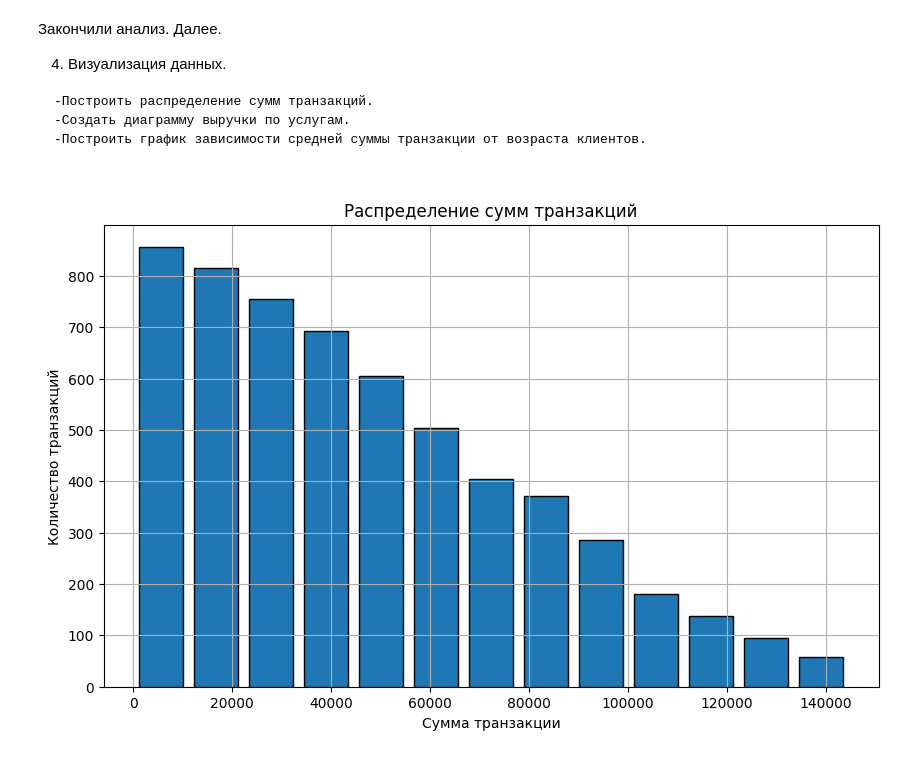
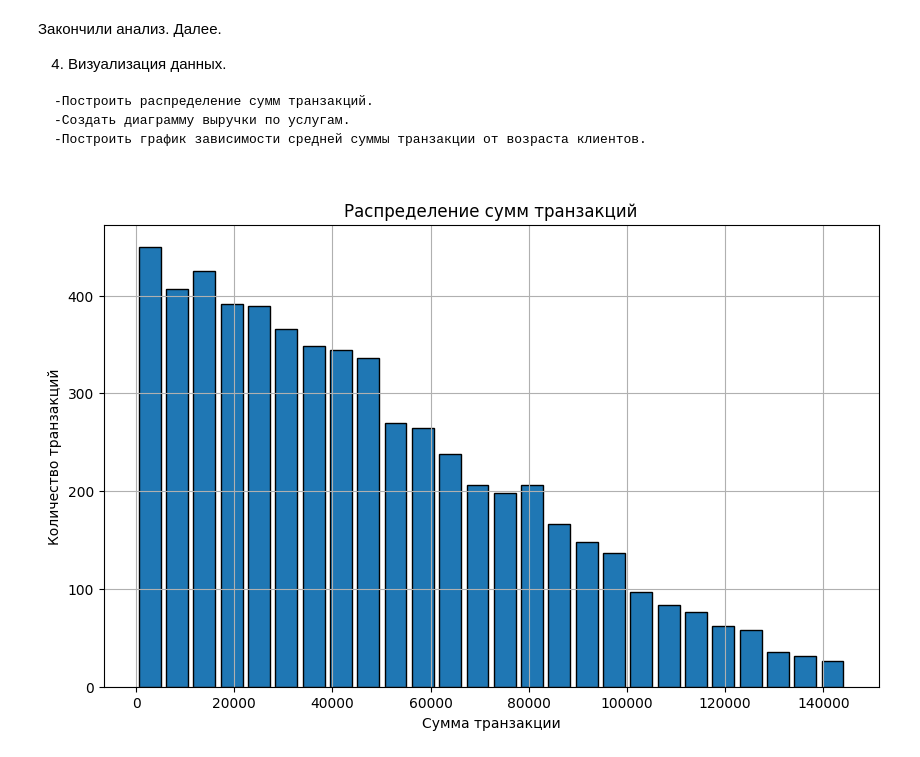
Before and after one commit to KYBqq/Finance-And-Clients-Analytics, a Jupyter notebook: Finance & Client, Analytics.ipynb, the cells around one changed output. Cells and saved outputs as stored; diff of their text form; code cells hidden in the pictures.

```diff
--- a/Finance & Client, Analytics.ipynb
+++ b/Finance & Client, Analytics.ipynb
@@ -437,16 +437,16 @@ print(RevenueTOPgroupActivClients)
 # %%
 #Распределение сумм транзакций:
 
 plt.figure(figsize=(10, 6))
-plt.hist(merged_df['amount'], bins=bins, edgecolor='black', rwidth=0.8)
+plt.hist(merged_df['amount'], bins='auto', edgecolor='black', rwidth=0.8)
 plt.title('Распределение сумм транзакций') #Подпись графика.
 plt.xlabel('Сумма транзакции') #Подпись x.
 plt.ylabel('Количество транзакций') #Подпись y.
 plt.grid(True) #Сетка разделения.
 
 #figure(figsize=(10, 6)) - создание фигуры, окна. figsize - размер.
-#bins - это количетсво столбиков, bins=bins библиотека автоматически подберет количество.
+#bins - это количетсво столбиков, bins='auto' библиотека автоматически подберет количество. Выберет метод для гистограммы.
 #edgecolor - Оконтовка столбиков и выбор цвета.
 #rwidth - расстояние между столбиками.
 # %% [output]
-[figure, old version]
+[figure, new version]
```
Also changed, not shown: 1 other file.
